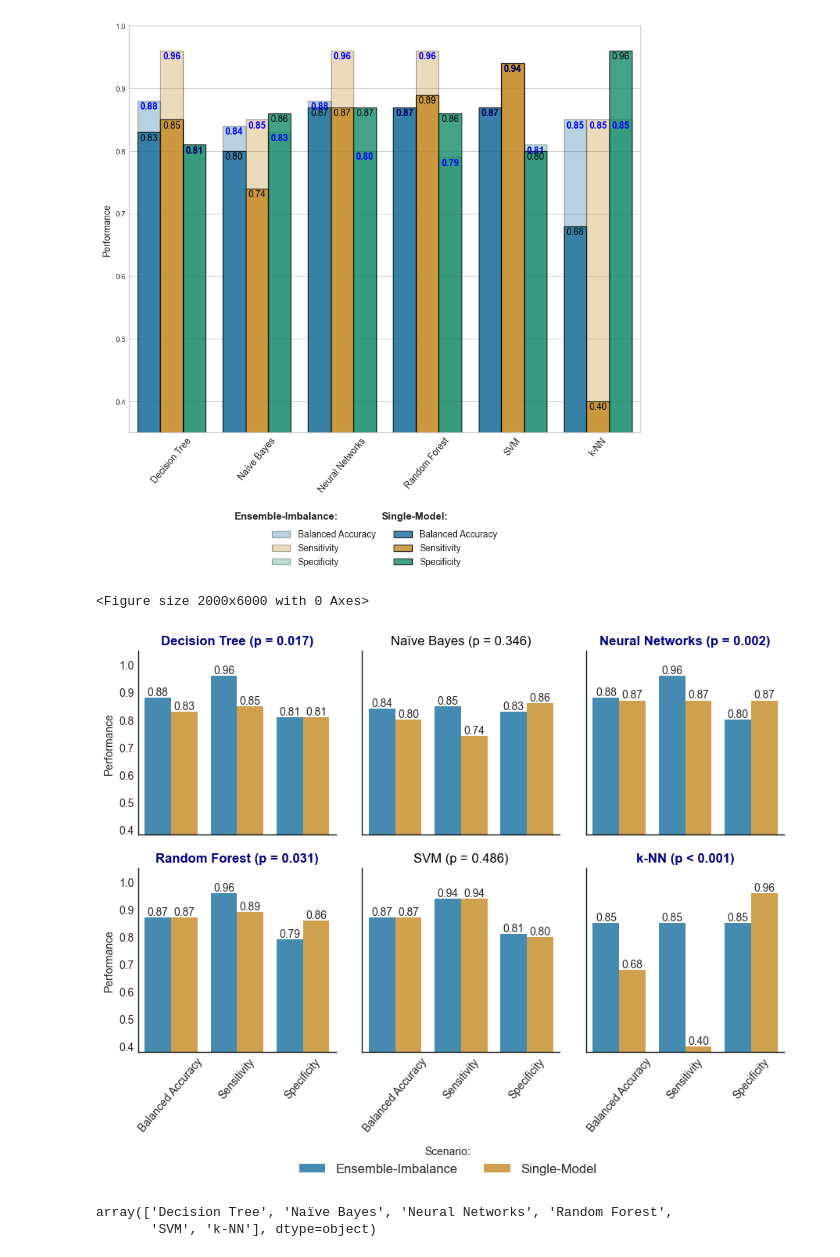
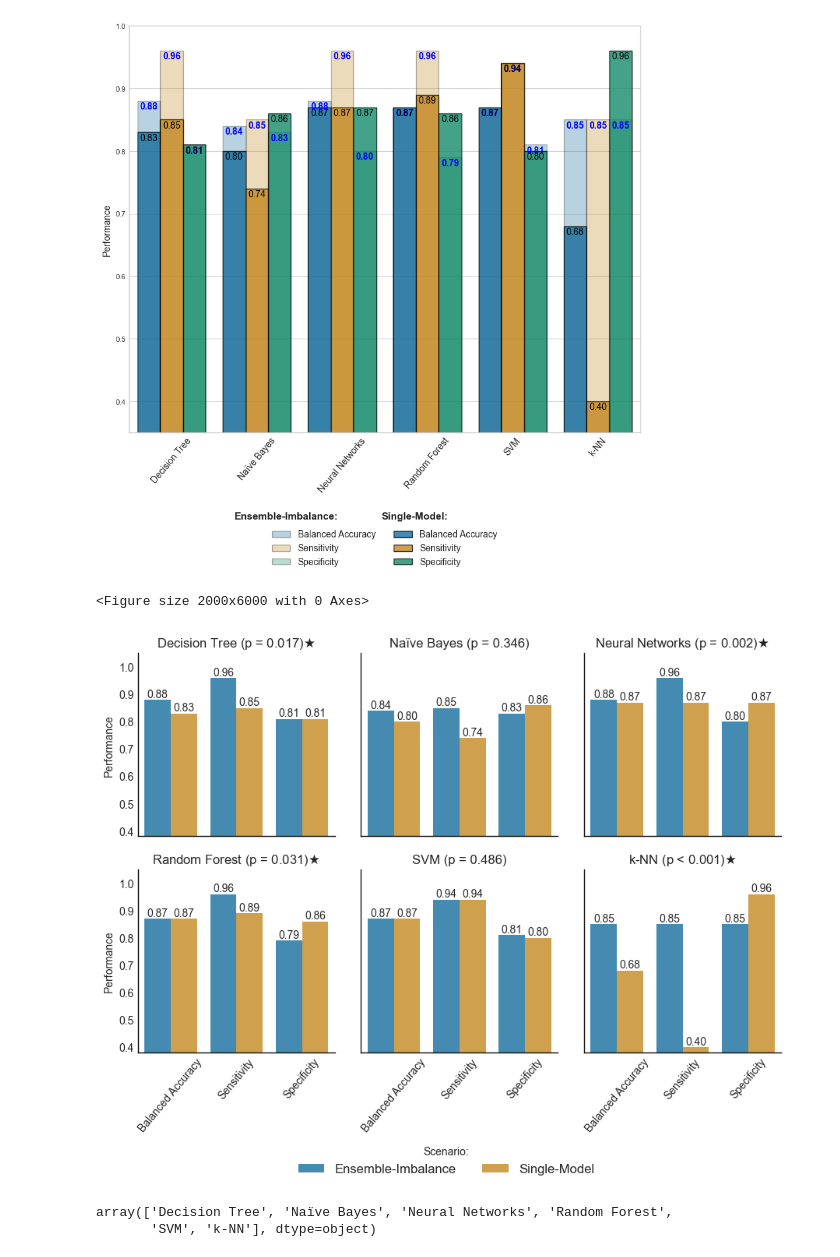
Before and after one commit to fabianopapaiz/als_prognosis_using_ensemble_imbalance, a Jupyter notebook: 05_Train_Validate_Models/15.1 - Compare the performances of both scenarios.ipynb, the cells around one changed output. Saved outputs shown, nothing was run; the diff lists cells and outputs as text; code cells hidden in the pictures.

Commit message:
adjusts in performance graph

```diff
--- a/05_Train_Validate_Models/15.1 - Compare the performances of both scenarios.ipynb
+++ b/05_Train_Validate_Models/15.1 - Compare the performances of both scenarios.ipynb
@@ -330,6 +327,7 @@ def plot_models_comparison(df, graph_title='Performances Comparison', show_linep
 
 
         title = ax.get_title().replace('Algorithm = ', '').strip()
+#         title += '\n'
 
         mark_ok = '' #'$\\bigstar$'
         mark_no_ok = '' #'$\\Delta$'
@@ -337,29 +335,30 @@ def plot_models_comparison(df, graph_title='Performances Comparison', show_linep
         font_weight = 'normal'
 
         if title == 'Decision Tree':
-            title += f' (p = 0.017)'
+            title += f' (p = 0.017)$\\bigstar$'
             font_weight = 'bold'
         elif title == 'Naïve Bayes':
             title += f' (p = 0.346)'
         elif title == 'Neural Networks':
-            title += f' (p = 0.002)'
+            title += f' (p = 0.002)$\\bigstar$'
             font_weight = 'bold'
         elif title == 'Random Forest':
-            title += f' (p = 0.031)'
+            title += f' (p = 0.031)$\\bigstar$'
             font_weight = 'bold'
         elif title == 'SVM':
             title += f' (p = 0.486)'
         elif title == 'k-NN':
-            title += f' (p < 0.001)'
+            title += f' (p < 0.001)$\\bigstar$'
             font_weight = 'bold'
 
         font_color = 'navy' if font_weight=='bold' else 'black'
 
         title = '' + title
+
         ax.set_title(
             title,
-            fontweight=font_weight,
-            color=font_color
+#             fontweight=font_weight,
+#             color=font_color
         )
 
 
@@ -371,34 +370,34 @@ def plot_models_comparison(df, graph_title='Performances Comparison', show_linep
         loc='lower center',
         ncols=2,
         fontsize=12,
         borderaxespad=0,
 
     )
 
 
     plt.ylim(0.38, 1.05)
 
     # save the graph
     utils.save_plot(
         plt=plt,
         folder=f'{path}/saved_graphs',
         file_name='performances_both_scenarios_barplot',
         save_in_pdf_format=True,
     )
 
 
     plt.show()
 
 #
 
 df_plot.rename(columns={'Value': 'Performance'}, inplace=True)
 
 # display(df_plot)
 
 plot_models_comparison(df=df_plot, figsize=[20,60])
 # %% [output]
 <Figure size 2000x6000 with 0 Axes>
-[figure, old version]
+[figure, new version]
 # %%
 df_all_models.Algorithm.unique() # print(help(container))
 # %% [output]
```
Also changed, not shown: parts of 1 cell of this notebook, 3 other files.
